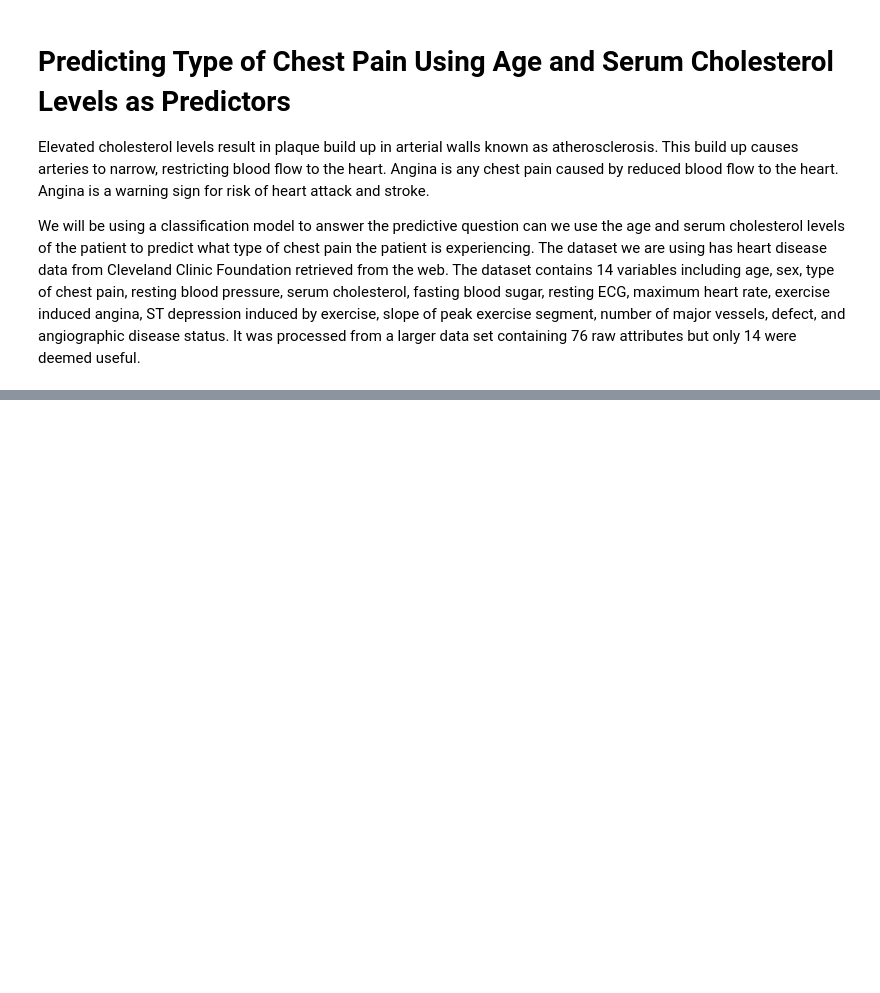
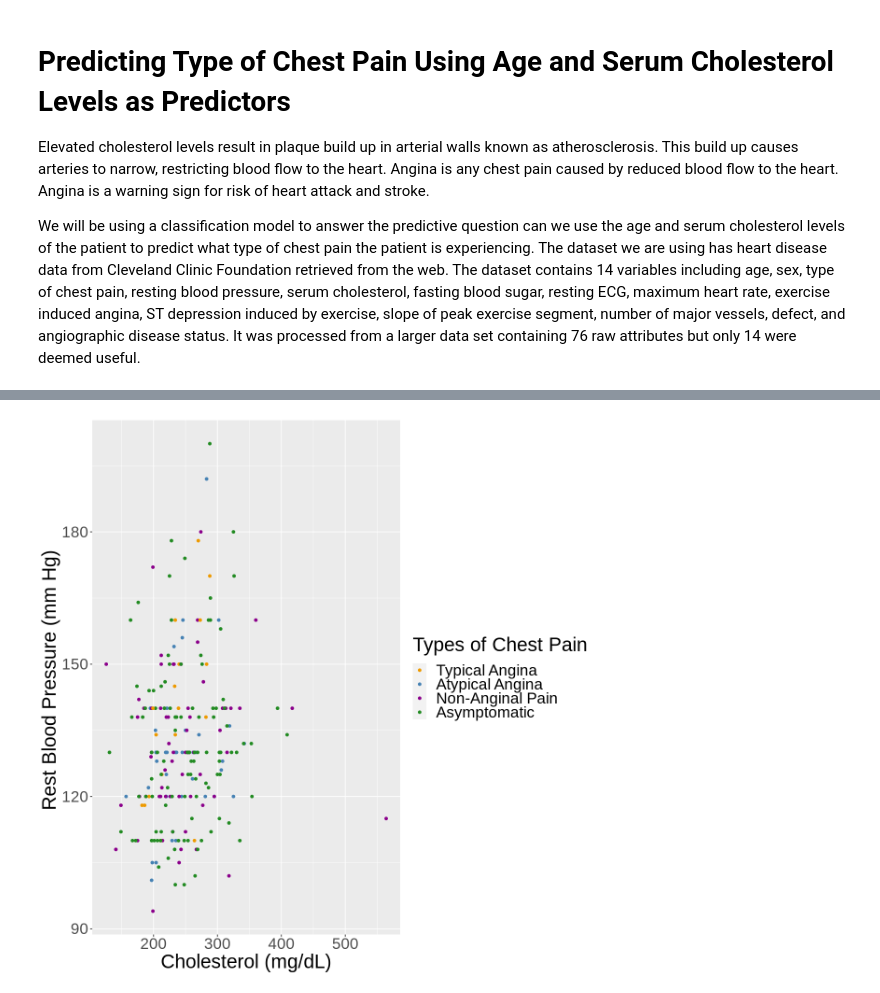
Before and after one commit to jordan28grant/datascience_007, a Jupyter notebook: data/proposal.ipynb, the cells around one changed output, grey strips where cells are left out. Drawn from its saved outputs; the diff is of its cells as text; code cells hidden in the pictures; blank space fills up the shorter version.

```diff
--- a/data/proposal.ipynb
+++ b/data/proposal.ipynb
@@ -115,0 +150,13 @@ choles_age
+# %%
+#Visualization of Cholesterol with Resting Blood Pressure
+options(repr.plot.width = 10, repr.plot.height = 10)
+choles_bp <- cleveland_train |>
+    ggplot(aes(x = Cholesterol, y = Rest_BP, color = Chest_Pain))+
+    geom_point()+
+    labs(x ="Cholesterol (mg/dL)", y = "Rest Blood Pressure (mm Hg)", color = "Types of Chest Pain")+
+    scale_color_manual(labels = c("Typical Angina", "Atypical Angina", "Non-Anginal Pain", "Asymptomatic"),
+                        values = c("orange2", "steelblue", "darkmagenta", "forestgreen")) +
+    theme(text = element_text(size = 25))
+chole_bp
+# %% [output]
+[figure, added]
```
Also changed, not shown: parts of 9 cells of this notebook.
